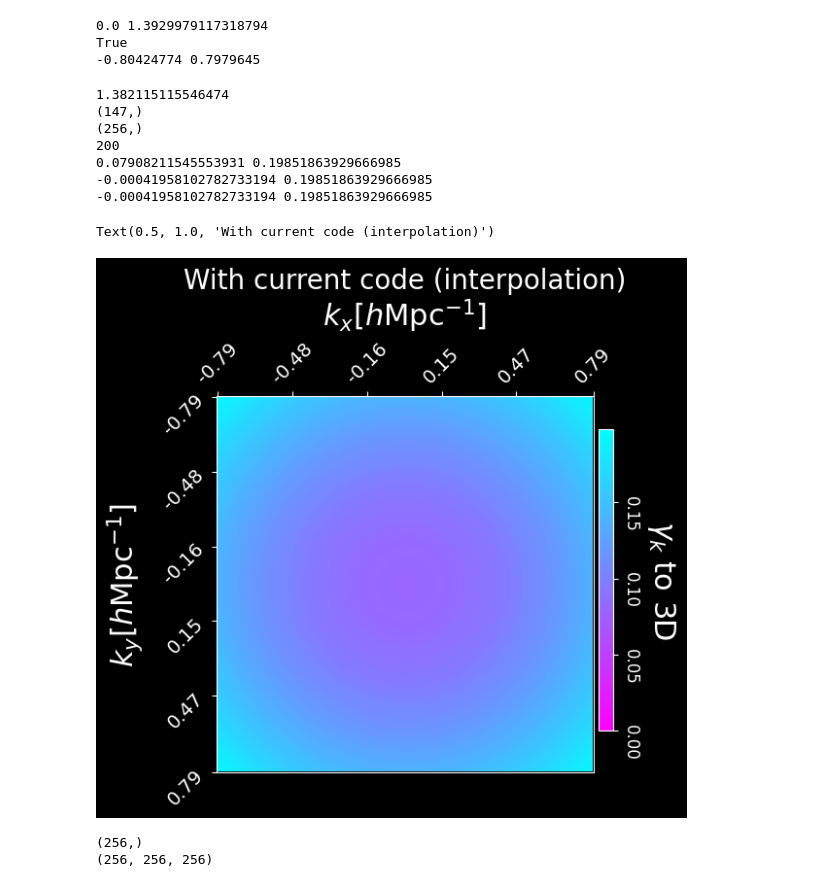
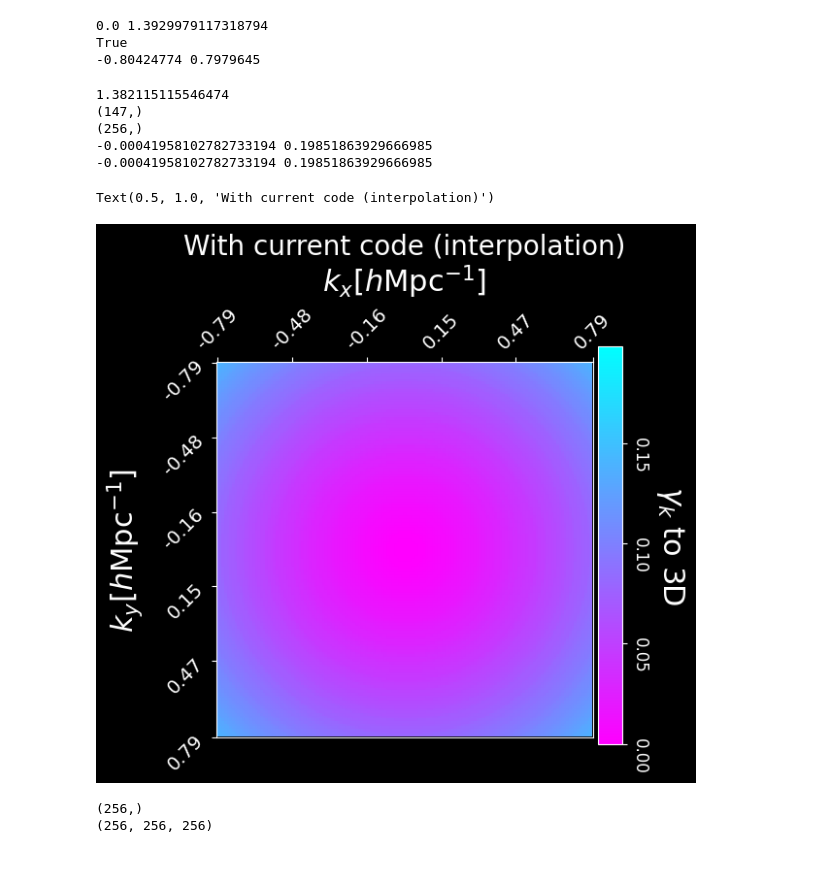
Before and after one commit to anirbanbairagi/Power-Spectrum-Change-Under-Gradient-Perturbation, a Jupyter notebook: DM_benchmark_nico_pylians.ipynb, the cells around one changed output. Cells and saved outputs as stored; diff of their text form; code cells hidden in the pictures.

```diff
--- a/DM_benchmark_nico_pylians.ipynb
+++ b/DM_benchmark_nico_pylians.ipynb
@@ -955,11 +962,9 @@ fact = 1.
 
 #fact = np.sqrt(2)
 indcut = 0 if not fshift else len(freq)//2 + 1
-indcut = 200
-print(indcut)
+#indcut = 200
 print(weights_grid[:,:,indcut].min(), weights_grid[:,:,indcut].max())
 print(weights_grid.min(), weights_grid.max())
-print(weights1D.min(), weights1D.max())
 if logscale:
     im1 = ax1.matshow(abs(weights_grid[indp.min():indp.max(),indp.min():indp.max(),indcut]),cmap = div_cmap, origin = origin,
                       norm=colors.LogNorm(vmin=1e-2, vmax = abs(weights_grid[:,:,indcut]).max()))
@@ -969,40 +974,38 @@ else:
 # Colorbar setting
 # can also use cbar = plt.colorbar(im1), and myCbar = cbar.ax
 plt.subplots_adjust(bottom = 0.02, top = 0.98, right = 0.90, wspace = 0.45, hspace = 0.15)
-myCbar = fig.add_axes(rect = [0.91, 0.2, 0.03, 0.62]) # left, bottom, width, height
+myCbar = fig.add_axes(rect = [0.91, 0.1, 0.05, 0.82]) # left, bottom, width, height
 
 cb = fig.colorbar(im1, cax=myCbar)
 #cb.ax.minortickskN_off()
 myCbar.tick_params(labelsize = 12, rotation = 270)
 myCbar.set_ylabel(r"$\gamma_k$" + " to 3D", fontsize = 22, rotation = 270)
 myCbar.get_yaxis().labelpad = 28
 cb.ax.locator_params(nbins=5)
 
 fmtM = lambda x:"{:1.2f}".format(x)
 labelM = np.linspace(0, kpl[indp].shape[0] - 1, 6, dtype = int)
 labelH = np.linspace(0, kpl[indp].shape[0] - 1, 6, dtype = int)
 
 ax1.set_xlabel(r"$k_x [h\mathrm{Mpc}^{-1}]$", fontsize = 22, labelpad = 10)
 ax1.set_ylabel(r"$k_y [h\mathrm{Mpc}^{-1}]$", fontsize = 22, labelpad = 10)
 ax1.set_xticks(labelM)
 ax1.set_yticks(labelM)
 ax1.set_xticklabels([fmtM(j) for j in kpl[indp][labelM]], rotation = 45, fontsize = 14)
 ax1.xaxis.set_ticks_position('top')
 ax1.set_yticklabels([fmtM(j) for j in kpl[indp][labelM]], rotation = 45, fontsize = 14)
 ax1.xaxis.set_label_position('top')
 ax1.yaxis.set_label_position('left')
 ax1.set(adjustable='box', aspect='equal')
 ax1.set_title("With current code (interpolation)", fontsize = 20)
 # %% [output]
 1.382115115546474
 (147,)
 (256,)
-200
-0.07908211545553931 0.19851863929666985
 -0.00041958102782733194 0.19851863929666985
 -0.00041958102782733194 0.19851863929666985
 Text(0.5, 1.0, 'With current code (interpolation)')
-[figure, old version]
+[figure, new version]
 # %%
 def plot_quadrants(ax, array, fixed_coord, cmap):
     """For a given 3d *array* plot a plane with *fixed_coord*, using four quadrants."""
```
Also changed, not shown: parts of 13 cells of this notebook.
